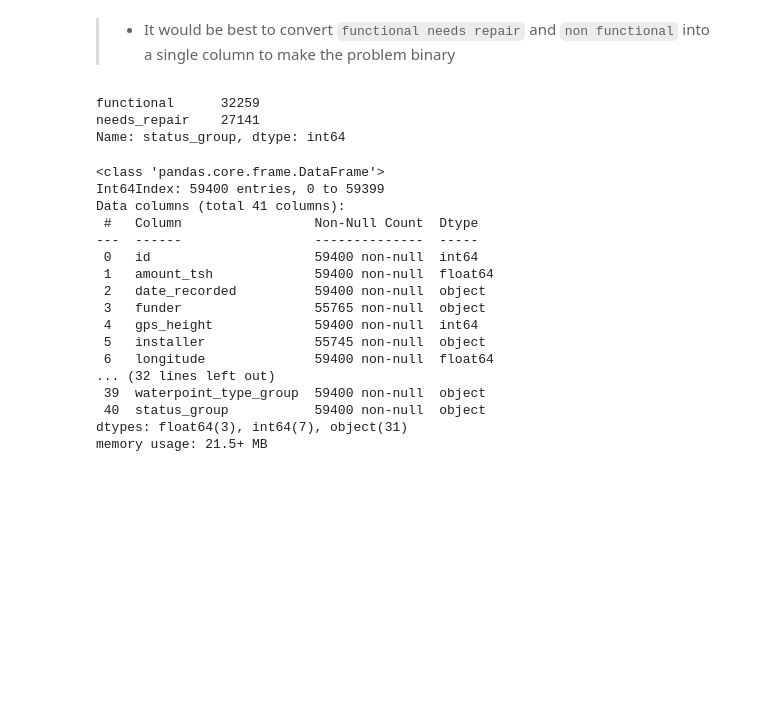
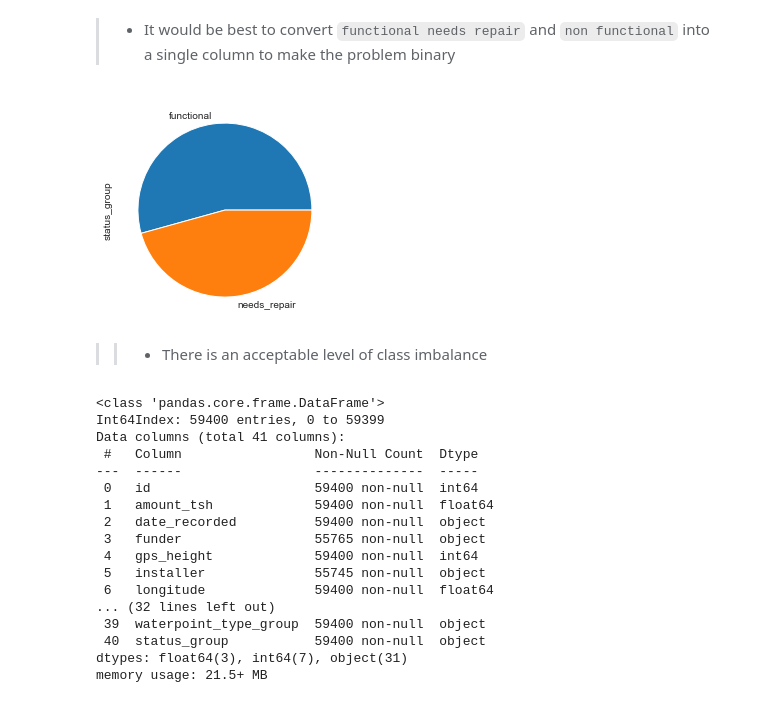
Before and after one commit to R3TR0Quan/tanzania-wells-classification, a Jupyter notebook: explore.ipynb, the cells around one changed output. Saved outputs shown, nothing was run; the diff lists cells and outputs as text; code cells hidden in the pictures; blank space fills up the shorter version.

```diff
--- a/explore.ipynb
+++ b/explore.ipynb
@@ -83,11 +136,11 @@ plt.show()
 # %%
 #change subgroup names and convert to binary
 labelled_train_set['status_group'] = labelled_train_set['status_group'].replace(['functional needs repair', 'non functional'], 'needs_repair')
-labelled_train_set['status_group'].value_counts()
+labelled_train_set['status_group'].value_counts().plot(kind='pie');
 # %% [output]
-functional      32259
-needs_repair    27141
-Name: status_group, dtype: int64
+[figure, added]
+# %% [markdown]
+>> * There is an acceptable level of class imbalance
 # %%
 labelled_train_set.info()
 # %% [output]
```
Also changed, not shown: parts of 17 cells of this notebook, 1 other file.
